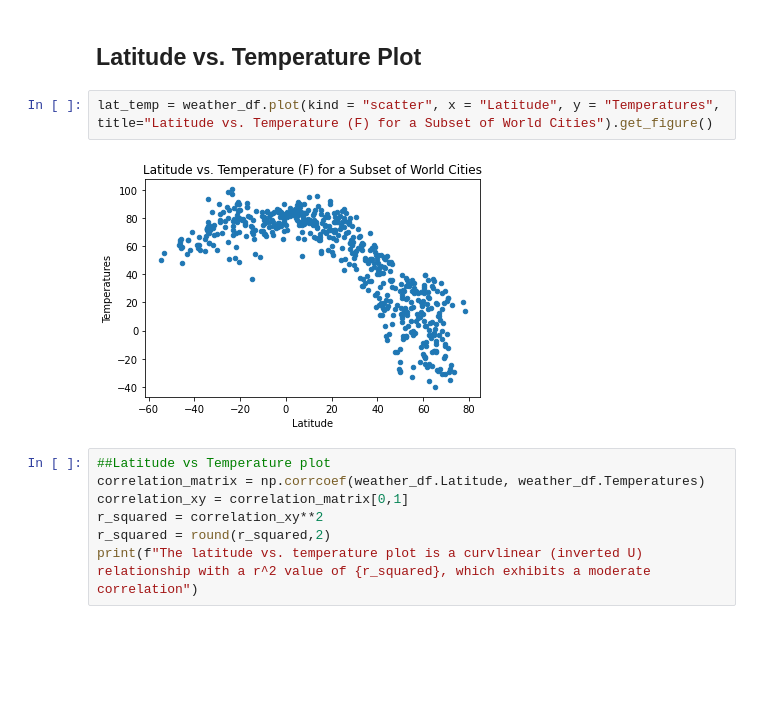
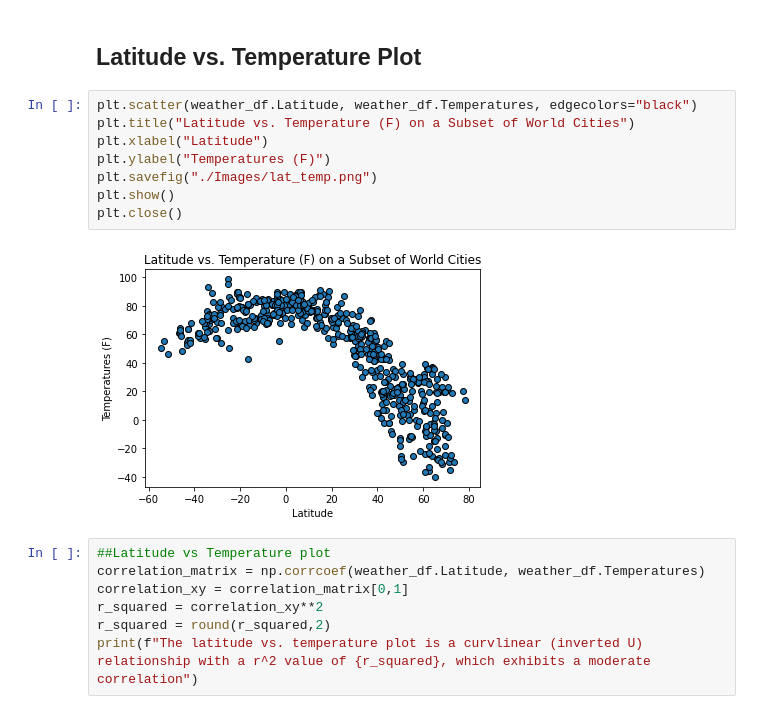
Before and after one commit to cjvilla/Analysis-of-Weather-and-Vacation-Patterns, a Jupyter notebook: WeatherPy/WeatherPy.ipynb, the cells around one changed output. Cells and saved outputs as stored; diff of their text form; blank space fills up the shorter version.

Commit message:
saved images

```diff
--- a/WeatherPy/WeatherPy.ipynb
+++ b/WeatherPy/WeatherPy.ipynb
@@ -168,9 +184,15 @@ There are no cities with humidities > 100%
 # %% [markdown]
 ## Latitude vs. Temperature Plot
 # %%
-lat_temp = weather_df.plot(kind = "scatter", x = "Latitude", y = "Temperatures", title="Latitude vs. Temperature (F) for a Subset of World Cities").get_figure()
+plt.scatter(weather_df.Latitude, weather_df.Temperatures, edgecolors="black")
+plt.title("Latitude vs. Temperature (F) on a Subset of World Cities")
+plt.xlabel("Latitude")
+plt.ylabel("Temperatures (F)")
+plt.savefig("./Images/lat_temp.png")
+plt.show()
+plt.close()
 # %% [output]
-[figure, old version]
+[figure, new version]
 # %%
 ##Latitude vs Temperature plot
 correlation_matrix = np.corrcoef(weather_df.Latitude, weather_df.Temperatures)
```
Also changed, not shown: parts of 15 cells of this notebook, 8 other files.
